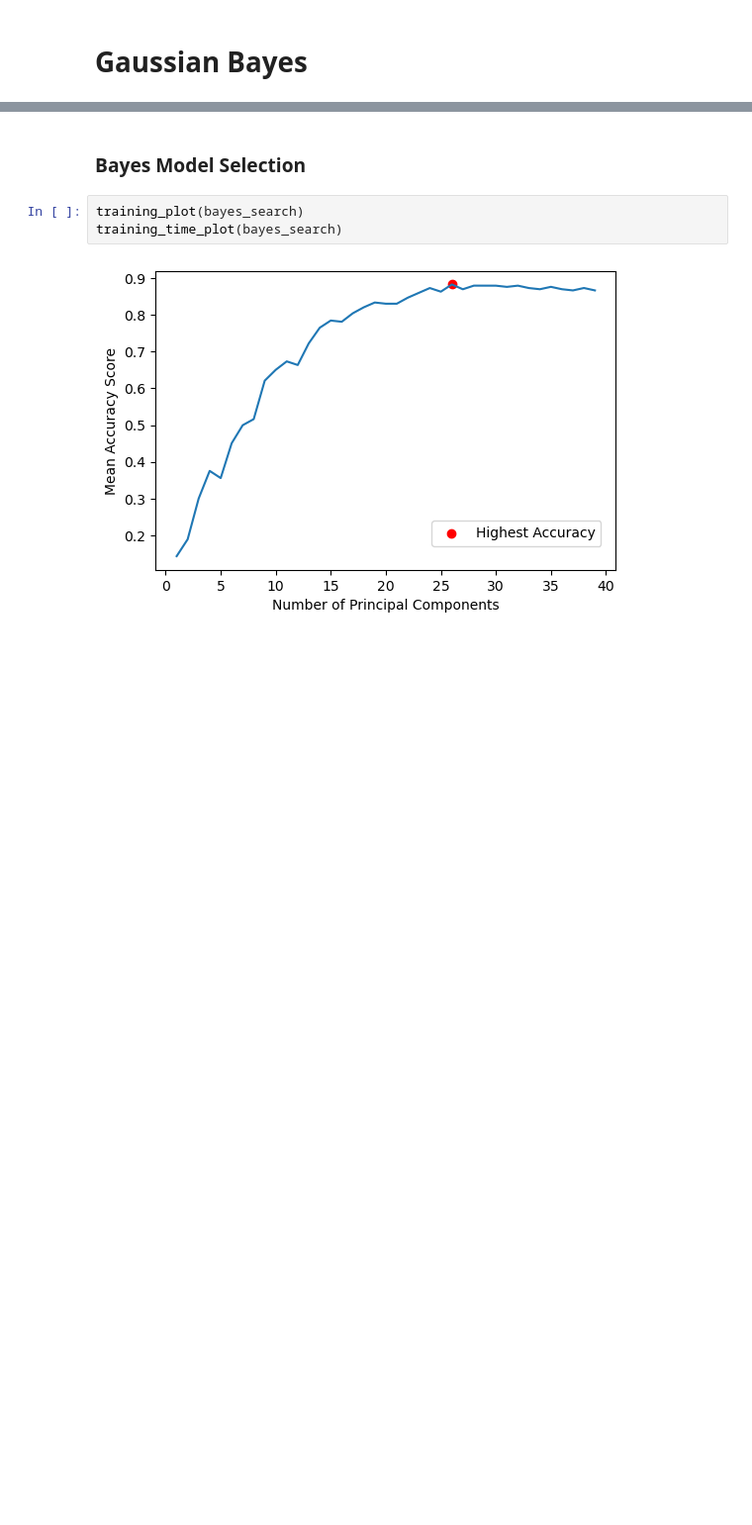
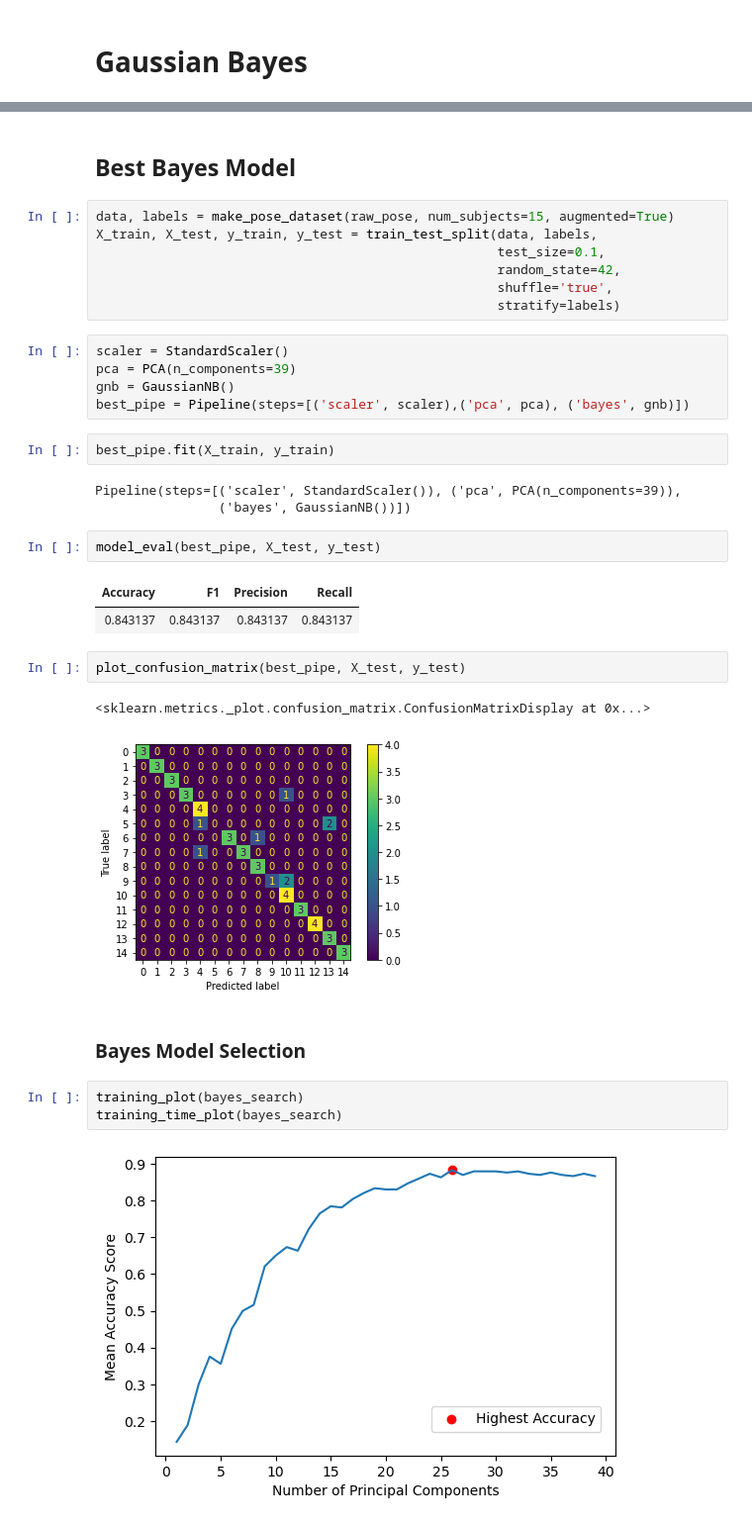
Before and after one commit to Dkashkett/Image_classification_, a Jupyter notebook: Task2.ipynb, the cells around one changed output, grey strips where cells are left out. Shown at 99% size. Drawn from its saved outputs; the diff is of its cells as text; blank space fills up the shorter version.

```diff
--- a/Task2.ipynb
+++ b/Task2.ipynb
@@ -190,3 +259,32 @@ Best parameter (CV score=0.882):
+# %% [markdown]
+## Best Bayes Model
+# %%
+data, labels = make_pose_dataset(raw_pose, num_subjects=15, augmented=True)
+X_train, X_test, y_train, y_test = train_test_split(data, labels,
+                                                    test_size=0.1,
+                                                    random_state=42,
+                                                    shuffle='true',
+                                                    stratify=labels)
+# %%
+scaler = StandardScaler()
+pca = PCA(n_components=39)
+gnb = GaussianNB()
+best_pipe = Pipeline(steps=[('scaler', scaler),('pca', pca), ('bayes', gnb)])
+# %%
+best_pipe.fit(X_train, y_train)
+# %% [output]
+Pipeline(steps=[('scaler', StandardScaler()), ('pca', PCA(n_components=39)),
+                ('bayes', GaussianNB())])
+# %%
+model_eval(best_pipe, X_test, y_test)
+# %% [output]
+| Accuracy | F1 | Precision | Recall |
+| 0.843137 | 0.843137 | 0.843137 | 0.843137 |
+# %%
+plot_confusion_matrix(best_pipe, X_test, y_test)
+# %% [output]
+<sklearn.metrics._plot.confusion_matrix.ConfusionMatrixDisplay at 0x...>
+[figure, added]
 # %% [markdown]
 ### Bayes Model Selection
 # %%
```
Also changed, not shown: parts of 14 cells of this notebook, 3 other files.
